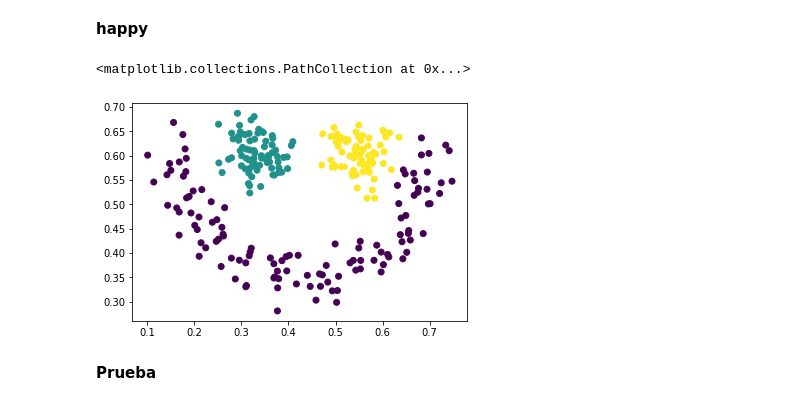
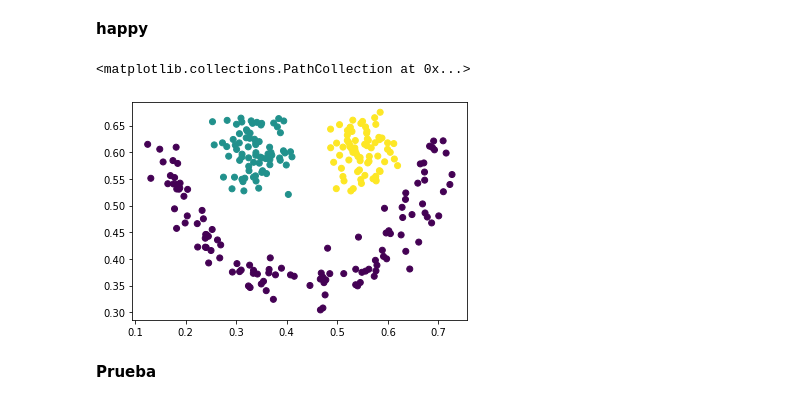
Before and after one commit to Bryan0122/PRI, a Jupyter notebook: PRI_Test2.ipynb, the cells around one changed output. Saved outputs shown, nothing was run; the diff lists cells and outputs as text; code cells hidden in the pictures.

```diff
--- a/PRI_Test2.ipynb
+++ b/PRI_Test2.ipynb
@@ -206,13 +206,25 @@ Ari: 1.0 y accuracy: 1.0
 ## **Con ruido**
 # %% [markdown]
 **happy**
-# %%
-noise = np.random.normal(0,1,happy.shape)
-noisy_happy=happy+noise*0.025
-plt.scatter(noisy_happy[:,0],noisy_happy[:,1],c=labels_happy)
-# %% [output]
-<matplotlib.collections.PathCollection at 0x...>
-[figure, removed]
+# %%
+# Adding noise using target SNR
+
+# Set a target SNR
+target_snr_db =30
+# Calculate signal power and convert to dB
+avg_happy = np.mean(happy)
+avg_db = 10 * np.log10(avg_happy)
+# Calculate noise according to [2] then convert to watts
+avg_db = avg_db - target_snr_db
+noise_avg_watts = 10 ** (avg_db / 10)
+# Generate an sample of white noise
+mean_noise = 0
+noise_volts = np.random.normal(mean_noise, np.sqrt(noise_avg_watts),happy.shape)
+noisy_happy=happy+noise_volts
+plt.scatter(noisy_happy[:,0],noisy_happy[:,1],c=labels_happy)
+# %% [output]
+<matplotlib.collections.PathCollection at 0x...>
+[figure, added]
 # %% [markdown]
 **Prueba**
 # %%
```
Also changed, not shown: parts of 6 cells of this notebook.
